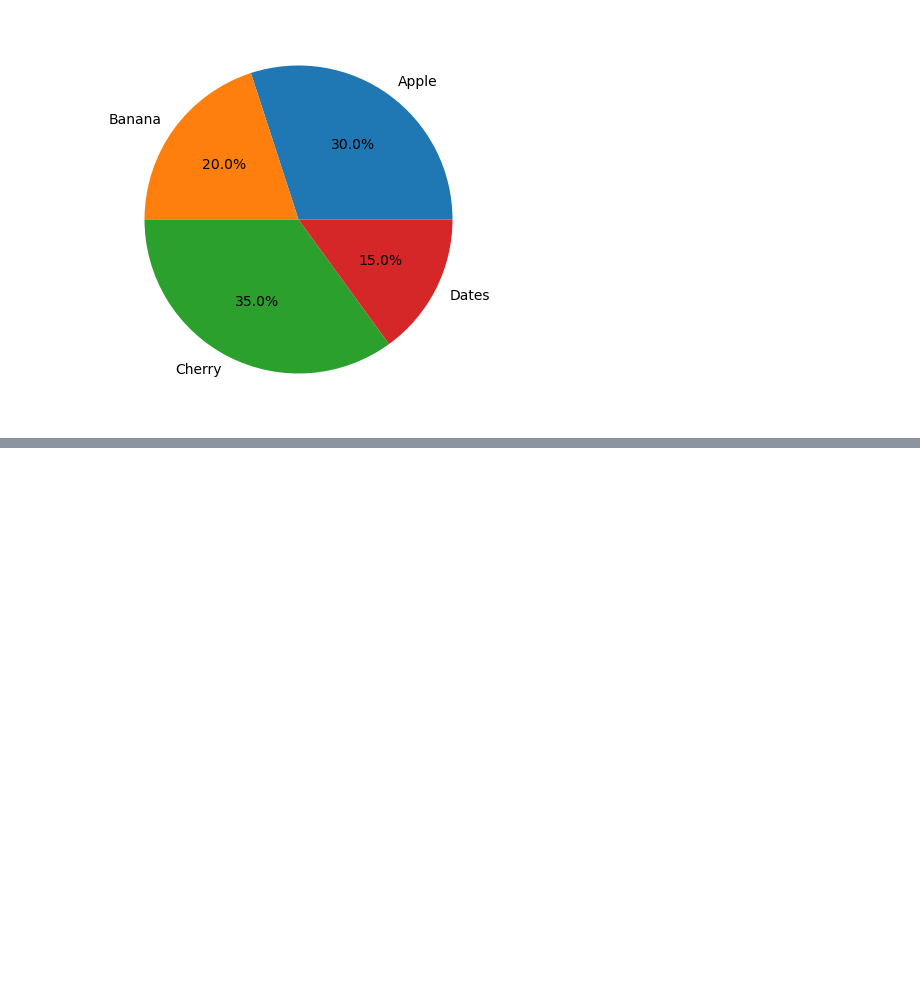
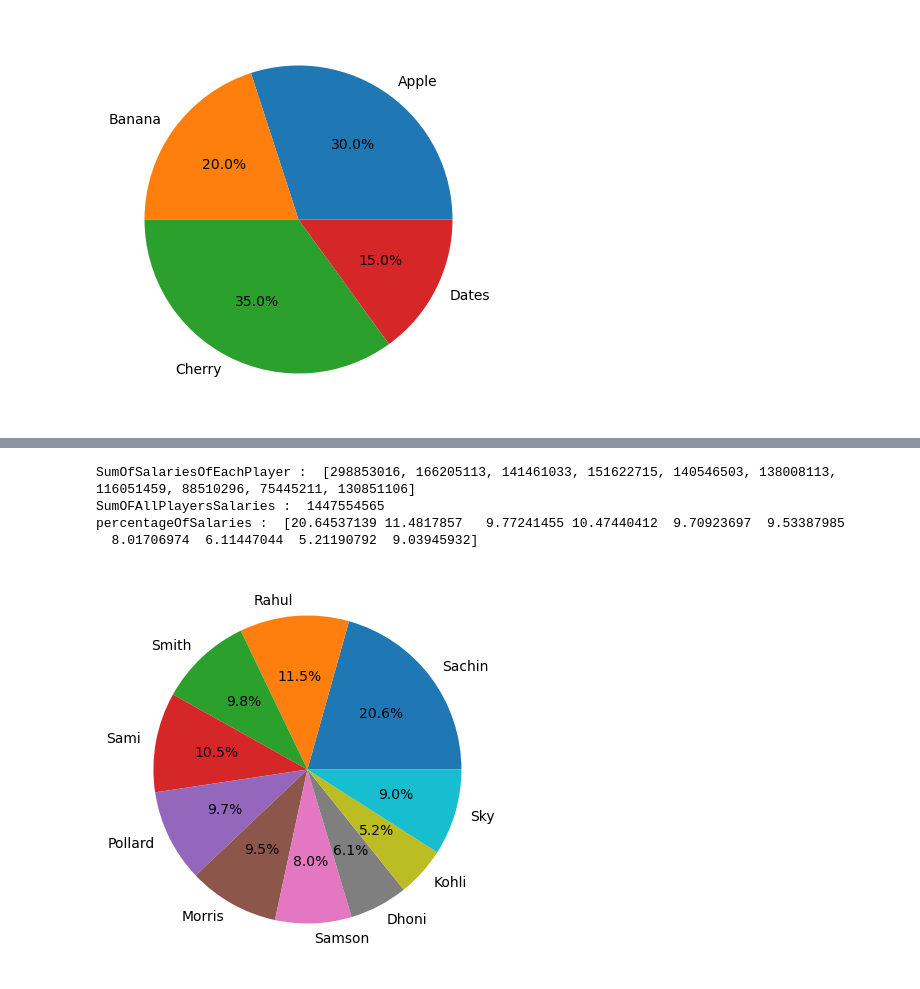
Before and after one commit to csairamvenkat/PYTHON_BIGINNER, a Jupyter notebook: Libraries/Numpy/Data Analysis using Numpy and Matplotlib.ipynb, the cells around one changed output, grey strips where cells are left out. Drawn from its saved outputs; the diff is of its cells as text; code cells hidden in the pictures; blank space fills up the shorter version.

Commit message:
Updated Pie Diagaram for Players Data Set

```diff
--- a/Libraries/Numpy/Data Analysis using Numpy and Matplotlib.ipynb
+++ b/Libraries/Numpy/Data Analysis using Numpy and Matplotlib.ipynb
@@ -628,0 +652,19 @@ plt.show()
+# %%
+import matplotlib.pyplot as plt
+SumOfSalariesOfEachPlayer=[]
+for index,value in enumerate(Salary):
+    SumOfSalariesOfEachPlayer.append(sum(Salary[index]))
+print("SumOfSalariesOfEachPlayer : ",SumOfSalariesOfEachPlayer)
+SumOfAllPlayersSalaries=sum(SumOfSalariesOfEachPlayer)
+print("SumOFAllPlayersSalaries : ",SumOfAllPlayersSalaries)
+percentageOfSalaries=(SumOfSalariesOfEachPlayer/ SumOfAllPlayersSalaries)  *100
+print("percentageOfSalaries : ",percentageOfSalaries)
+
+plt.pie(percentageOfSalaries,labels=Players, autopct='%1.1f%%')
+plt.show()
+# %% [output]
+SumOfSalariesOfEachPlayer :  [298853016, 166205113, 141461033, 151622715, 140546503, 138008113, 116051459, 88510296, 75445211, 130851106]
+SumOFAllPlayersSalaries :  1447554565
+percentageOfSalaries :  [20.64537139 11.4817857   9.77241455 10.47440412  9.70923697  9.53387985
+  8.01706974  6.11447044  5.21190792  9.03945932]
+[figure, added]
```
Also changed, not shown: parts of 1 cell of this notebook.
